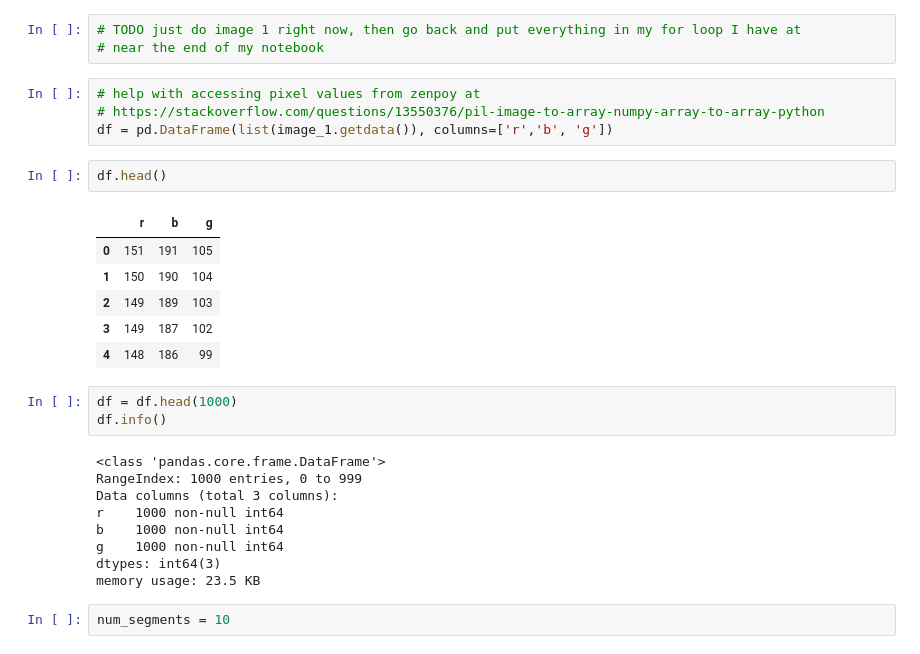
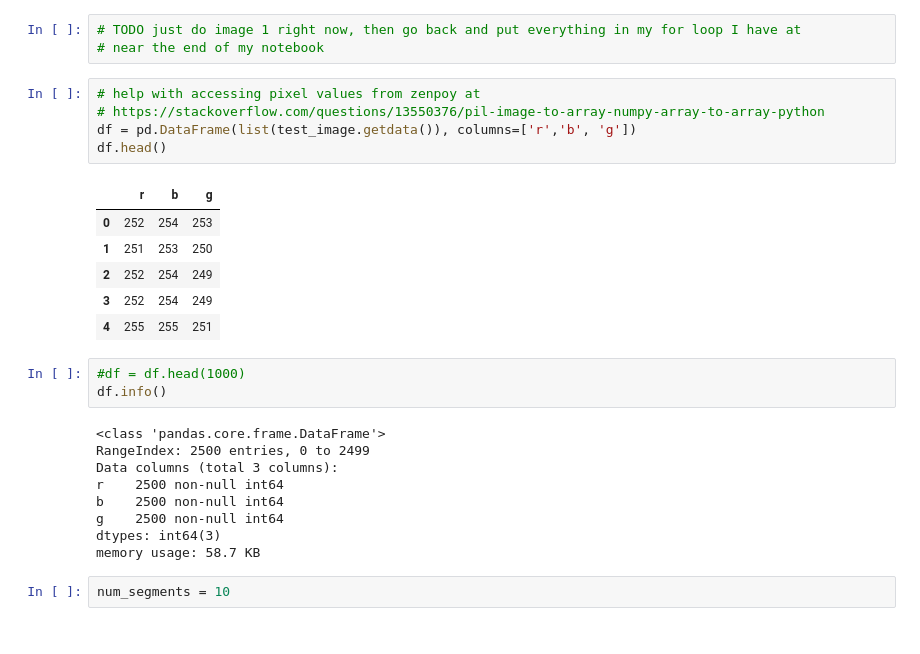
Before and after one commit to EloiseRosen/HW7, a Jupyter notebook: hw7_problem2.ipynb, the cells around one changed output. Cells and saved outputs as stored; diff of their text form.

```diff
--- a/hw7_problem2.ipynb
+++ b/hw7_problem2.ipynb
@@ -44,28 +51,27 @@ print(image_3.size)
 # %%
 # help with accessing pixel values from zenpoy at
 # https://stackoverflow.com/questions/13550376/pil-image-to-array-numpy-array-to-array-python
-df = pd.DataFrame(list(image_1.getdata()), columns=['r','b', 'g'])
+df = pd.DataFrame(list(test_image.getdata()), columns=['r','b', 'g'])
+df.head()
+# %% [output]
+|  | r | b | g |
+| 0 | 252 | 254 | 253 |
+| 1 | 251 | 253 | 250 |
+| 2 | 252 | 254 | 249 |
+| 3 | 252 | 254 | 249 |
+| 4 | 255 | 255 | 251 |
-# %%
-df.head()
-# %% [output]
-|  | r | b | g |
-| 0 | 151 | 191 | 105 |
-| 1 | 150 | 190 | 104 |
-| 2 | 149 | 189 | 103 |
-| 3 | 149 | 187 | 102 |
-| 4 | 148 | 186 | 99 |
 # %%
-df = df.head(1000)
+#df = df.head(1000)
 df.info()
 # %% [output]
 <class 'pandas.core.frame.DataFrame'>
-RangeIndex: 1000 entries, 0 to 999
+RangeIndex: 2500 entries, 0 to 2499
 Data columns (total 3 columns):
-r    1000 non-null int64
-b    1000 non-null int64
-g    1000 non-null int64
+r    2500 non-null int64
+b    2500 non-null int64
+g    2500 non-null int64
 dtypes: int64(3)
-memory usage: 23.5 KB
+memory usage: 58.7 KB
 # %%
 num_segments = 10
 # %%
```
Also changed, not shown: parts of 13 cells of this notebook.
